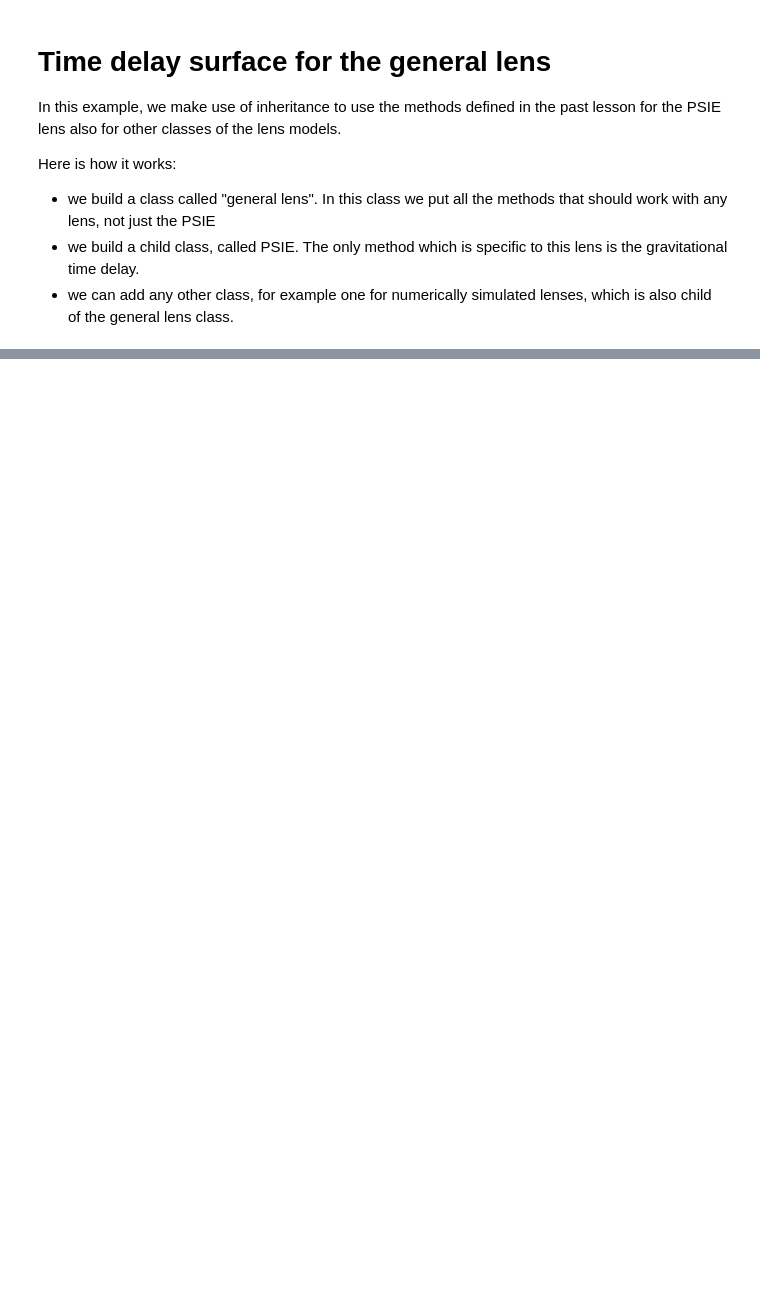
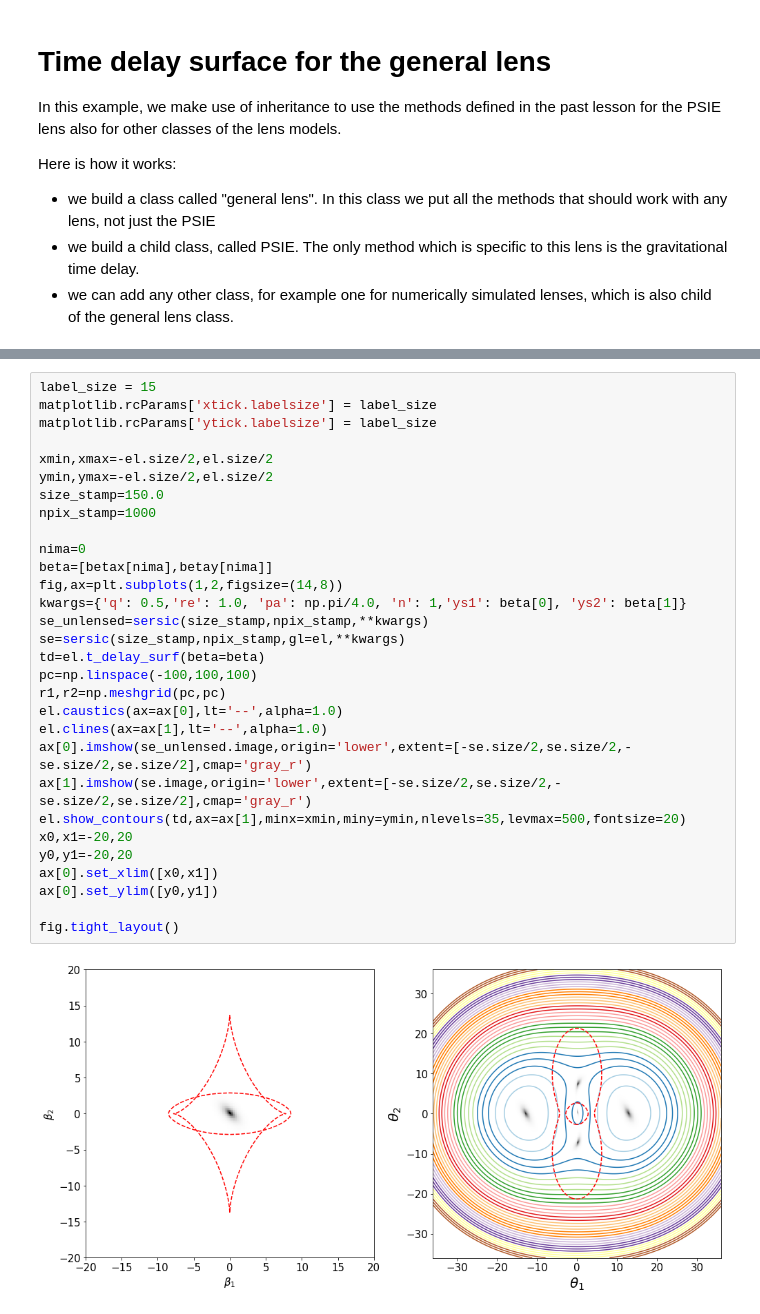
Before and after one commit to maxmen/LensingLectures, a Jupyter notebook: Notebooks/9_2018.ipynb, the cells around one changed output, grey strips where cells are left out. Cells and saved outputs as stored; diff of their text form; blank space fills up the shorter version.

```diff
--- a/Notebooks/9_2018.ipynb
+++ b/Notebooks/9_2018.ipynb
@@ -424,0 +529,32 @@ computing tgrav
+# %%
+label_size = 15
+matplotlib.rcParams['xtick.labelsize'] = label_size
+matplotlib.rcParams['ytick.labelsize'] = label_size
+
+xmin,xmax=-el.size/2,el.size/2
+ymin,ymax=-el.size/2,el.size/2
+size_stamp=150.0
+npix_stamp=1000
+
+nima=0
+beta=[betax[nima],betay[nima]]
+fig,ax=plt.subplots(1,2,figsize=(14,8))
+kwargs={'q': 0.5,'re': 1.0, 'pa': np.pi/4.0, 'n': 1,'ys1': beta[0], 'ys2': beta[1]}
+se_unlensed=sersic(size_stamp,npix_stamp,**kwargs)
+se=sersic(size_stamp,npix_stamp,gl=el,**kwargs)
+td=el.t_delay_surf(beta=beta)
+pc=np.linspace(-100,100,100)
+r1,r2=np.meshgrid(pc,pc)
+el.caustics(ax=ax[0],lt='--',alpha=1.0)
+el.clines(ax=ax[1],lt='--',alpha=1.0)
+ax[0].imshow(se_unlensed.image,origin='lower',extent=[-se.size/2,se.size/2,-se.size/2,se.size/2],cmap='gray_r')
+ax[1].imshow(se.image,origin='lower',extent=[-se.size/2,se.size/2,-se.size/2,se.size/2],cmap='gray_r')
+el.show_contours(td,ax=ax[1],minx=xmin,miny=ymin,nlevels=35,levmax=500,fontsize=20)
+x0,x1=-20,20
+y0,y1=-20,20
+ax[0].set_xlim([x0,x1])
+ax[0].set_ylim([y0,y1])
+
+fig.tight_layout()
+# %% [output]
+[figure, added]
```
Also changed, not shown: parts of 13 cells of this notebook.
